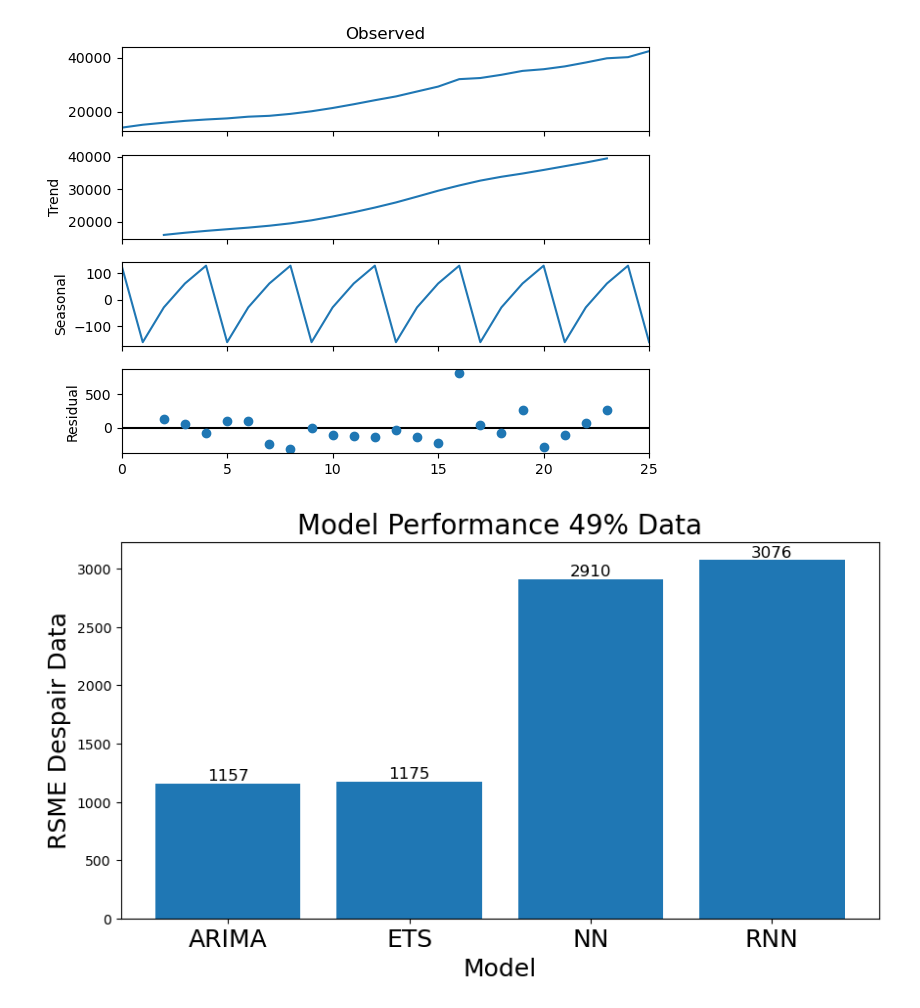
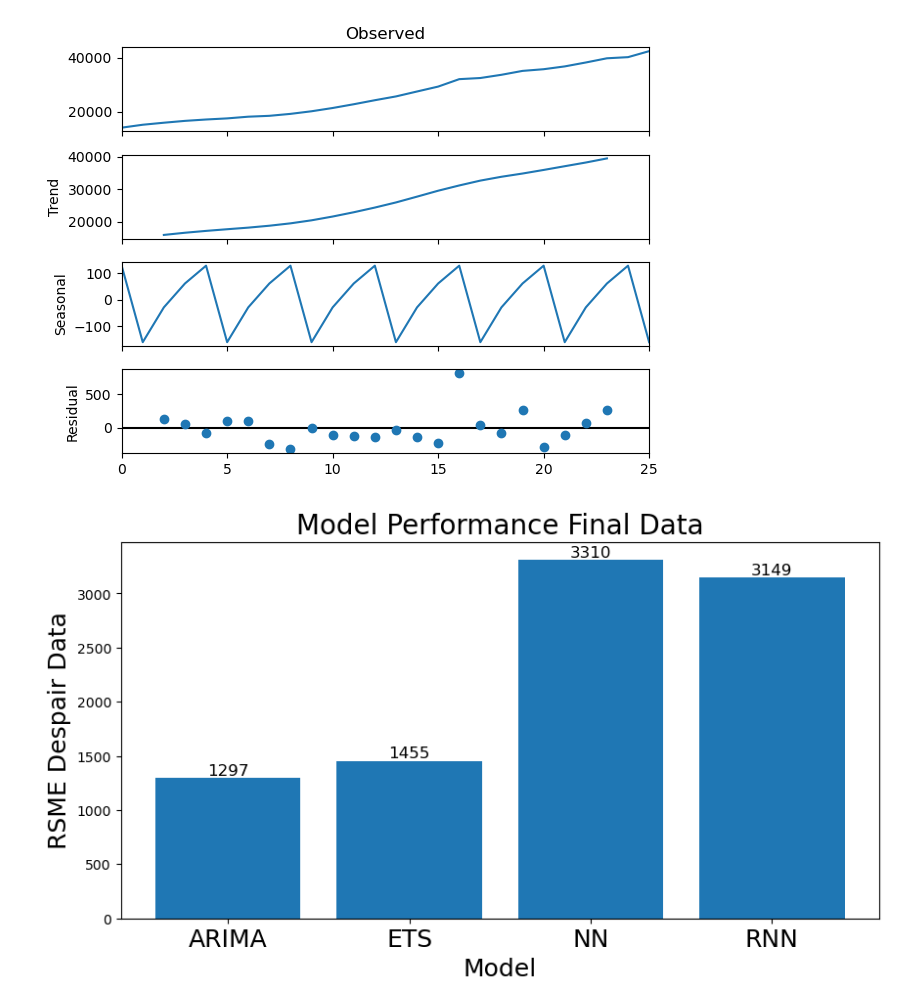
Before and after one commit to txpetrin/pred_analytics_final, a Jupyter notebook: code/final_notebook.ipynb, the cells around one changed output. Saved outputs shown, nothing was run; the diff lists cells and outputs as text; code cells hidden in the pictures.

```diff
--- a/code/final_notebook.ipynb
+++ b/code/final_notebook.ipynb
@@ -282,18 +281,18 @@ dcp.plot()
 [figure]
 [figure]
 # %%
-results = {"ARIMA" : 1157, "ETS"  : 1175, "NN" : 2910, "RNN" : 3076}
+results = {"ARIMA" : 1297, "ETS"  : 1455, "NN" : 3310, "RNN" : 3149}
 
 model = results.keys()
 values = results.values()
 
 fig = plt.figure(figsize=(10, 5))
 plt.xlabel("Model", fontsize = 18)
 plt.ylabel("RSME Despair Data", fontsize = 18)
-plt.title("Model Performance 49% Data", fontsize = 20)
+plt.title("Model Performance Final Data", fontsize = 20)
 bars = plt.bar(model, values)
 plt.bar_label(bars, fontsize = 12)
 plt.xticks(fontsize=18)
 plt.show()
 # %% [output]
-[figure, old version]
+[figure, new version]
```
Also changed, not shown: parts of 6 cells of this notebook.
